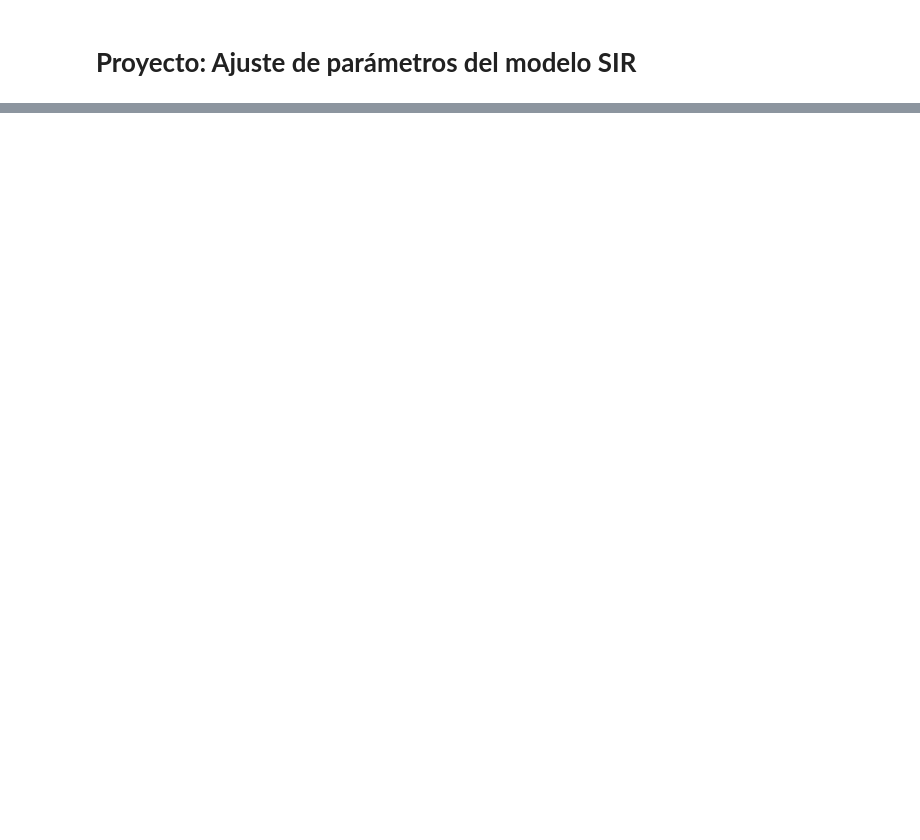
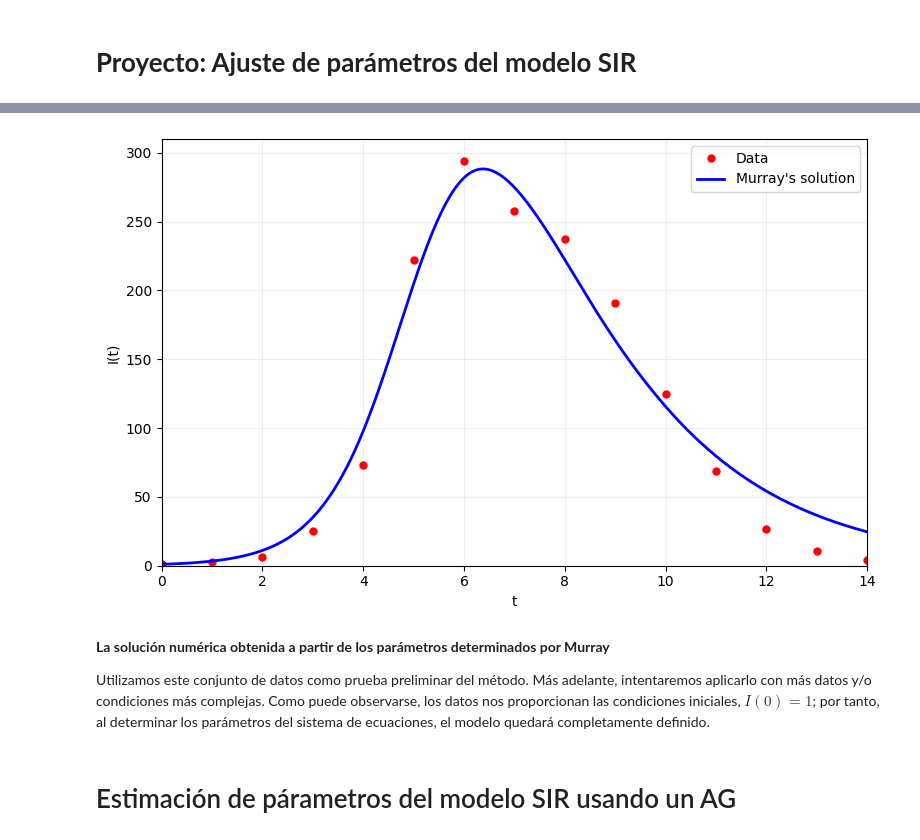
Before and after one commit to FOFM030711/SIMULACION-II, a Jupyter notebook: PROYECT_SIR.ipynb, the cells around one changed output, grey strips where cells are left out. Drawn from its saved outputs; the diff is of its cells as text; code cells hidden in the pictures; blank space fills up the shorter version.

```diff
--- a/PROYECT_SIR.ipynb
+++ b/PROYECT_SIR.ipynb
@@ -51,0 +74,10 @@ $
+# %%
+
+
+# 2. PARÁMETROS DEL MODELO
+
+# Parámetro de transmisión
+a = 0.00218
+
+# Parámetro de recuperación/remoción
+b = 0.4485
@@ -51,0 +151,53 @@ $
+# %%
+
+# 6. EXTRAEMOS LAS SOLUCIONES
+
+S = solucion.y[0]
+I = solucion.y[1]
+R = solucion.y[2]
+# %%
+
+# 7. GRAFICAMOS LOS DATOS Y LA SOLUCIÓN DE MURRAY
+
+plt.figure(figsize=(8, 5))
+
+# Puntos de los datos
+plt.plot(
+    t_datos,
+    I_datos,
+    'o',
+    color='red',
+    markersize=5,
+    label='Data'
+)
+
+# Curva de Murray
+plt.plot(
+    t,
+    I,
+    color='blue',
+    linewidth=2,
+    label="Murray's solution"
+)
+
+plt.xlabel('t')
+plt.ylabel('I(t)')
+
+plt.xlim(0, 14)
+plt.ylim(0, 310)
+
+plt.legend()
+plt.grid(True, alpha=0.2)
+
+plt.tight_layout()
+plt.show()
+# %% [output]
+[figure, added]
+# %% [markdown]
+
+ **La solución numérica obtenida a partir de los parámetros determinados por Murray**
+
+
+Utilizamos este conjunto de datos como prueba preliminar del método. Más adelante, intentaremos aplicarlo con más datos y/o condiciones más complejas. Como puede observarse, los datos nos proporcionan las condiciones iniciales, $I(0) = 1$; por tanto, al determinar los parámetros del sistema de ecuaciones, el modelo quedará completamente definido.
+# %% [markdown]
+# Estimación de párametros del modelo SIR usando un AG
```
Also changed, not shown: parts of 28 cells of this notebook.
